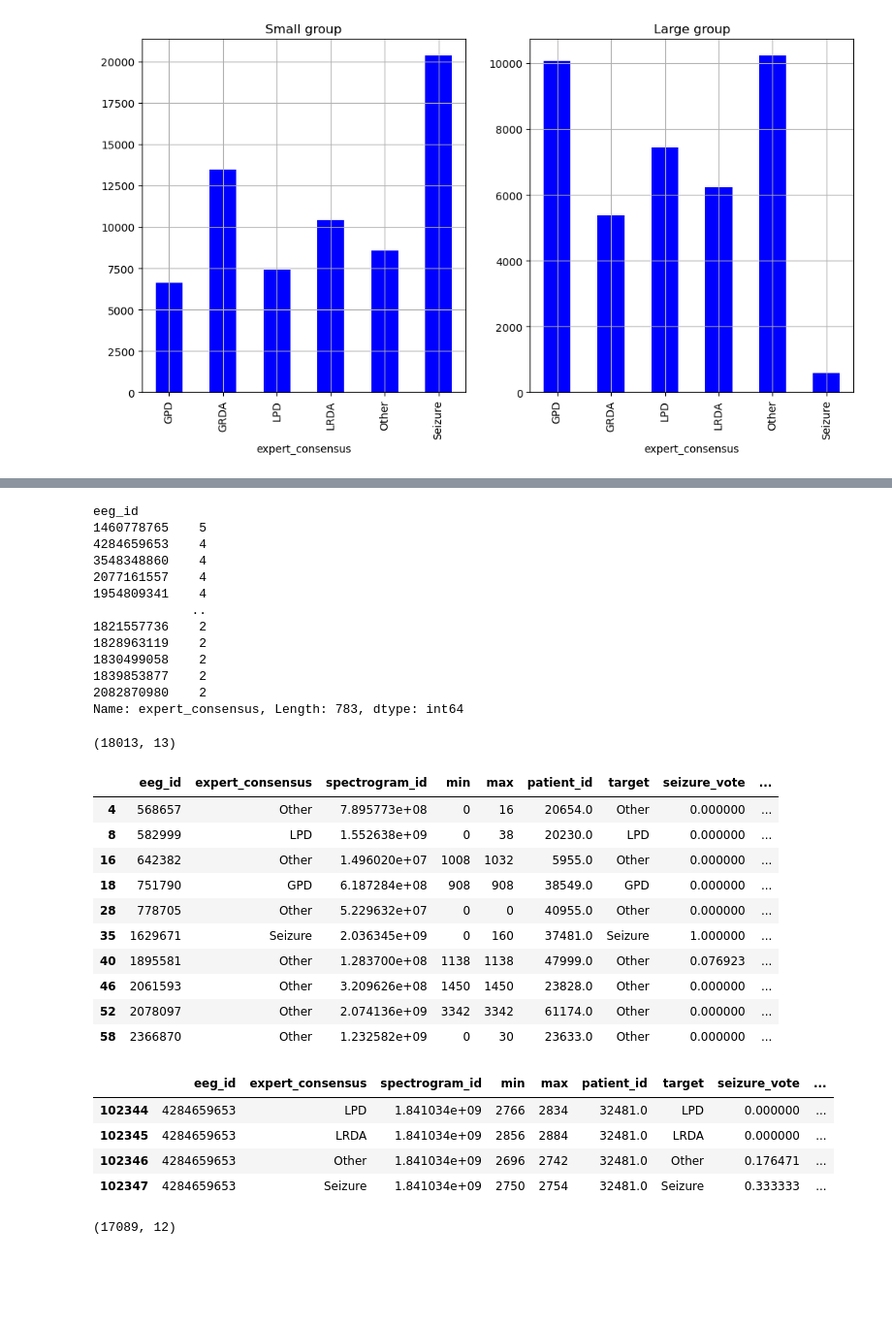
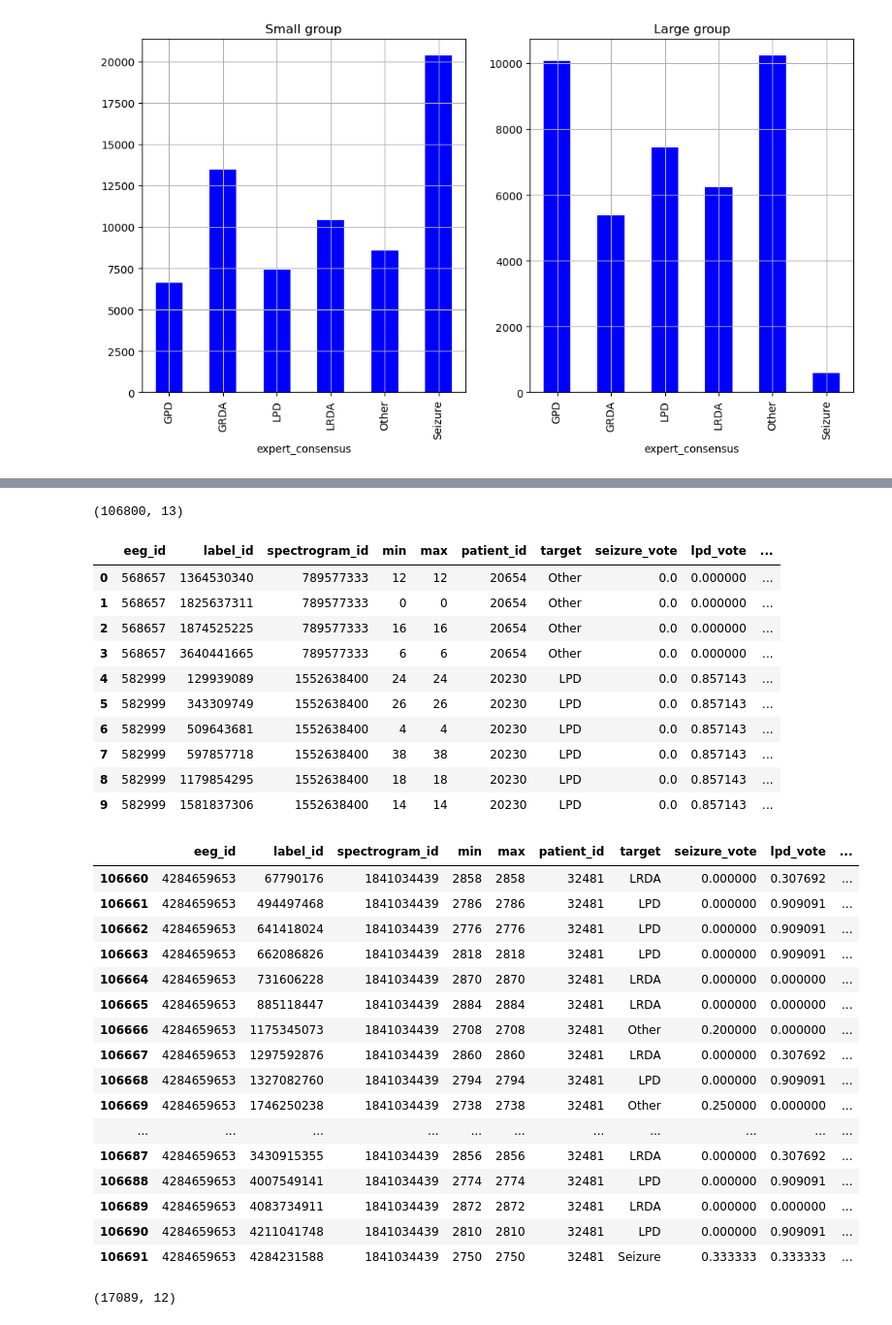
Before and after one commit to AzimuthLI/kaggle_hms, a Jupyter notebook: notebooks/EDA.ipynb, the cells around one changed output, grey strips where cells are left out. Shown at 97% size. Saved outputs shown, nothing was run; the diff lists cells and outputs as text; code cells hidden in the pictures; blank space fills up the shorter version.

```diff
--- a/notebooks/EDA.ipynb
+++ b/notebooks/EDA.ipynb
@@ -166,50 +166,48 @@ train_df[train_df['eeg_id'] == 568657]
 | 40929 | 568657 | 2 | 12 | 789577333 | 2 | 12 | ... |
 | 40930 | 568657 | 3 | 16 | 789577333 | 3 | 16 | ... |
 # %%
-eeg_consensus = df_train_simple.groupby('eeg_id')['expert_consensus'].nunique()
-eeg_consensus = eeg_consensus[eeg_consensus > 1]
-eeg_consensus = eeg_consensus.sort_values(ascending=False)
+# eeg_consensus = df_train_simple.groupby('eeg_id')['expert_consensus'].nunique()
+# eeg_consensus = eeg_consensus[eeg_consensus > 1]
+# eeg_consensus = eeg_consensus.sort_values(ascending=False)
 
-eeg_consensus
+# eeg_consensus
-# %% [output]
-eeg_id
-1460778765    5
-4284659653    4
-3548348860    4
-2077161557    4
-1954809341    4
-             ..
-1821557736    2
-1828963119    2
-1830499058    2
-1839853877    2
-2082870980    2
-Name: expert_consensus, Length: 783, dtype: int64
 # %%
-df_train_simple = get_non_overlap(train_df, targets, ['eeg_id', 'expert_consensus'], calc_method='simple')
+df_train_simple = get_non_overlap(train_df, targets, ['eeg_id', 'label_id'], calc_method='simple')
 df_train_simple = df_train_simple.dropna()
 print(df_train_simple.shape)
 display(df_train_simple.head(10))
 
 display(df_train_simple[df_train_simple['eeg_id'] == 4284659653])
 # %% [output]
-(18013, 13)
+(106800, 13)
-|  | eeg_id | expert_consensus | spectrogram_id | min | max | patient_id | target | seizure_vote | ... |
-| 4 | 568657 | Other | 7.895773e+08 | 0 | 16 | 20654.0 | Other | 0.000000 | ... |
-| 8 | 582999 | LPD | 1.552638e+09 | 0 | 38 | 20230.0 | LPD | 0.000000 | ... |
-| 16 | 642382 | Other | 1.496020e+07 | 1008 | 1032 | 5955.0 | Other | 0.000000 | ... |
-| 18 | 751790 | GPD | 6.187284e+08 | 908 | 908 | 38549.0 | GPD | 0.000000 | ... |
-| 28 | 778705 | Other | 5.229632e+07 | 0 | 0 | 40955.0 | Other | 0.000000 | ... |
-| 35 | 1629671 | Seizure | 2.036345e+09 | 0 | 160 | 37481.0 | Seizure | 1.000000 | ... |
-| 40 | 1895581 | Other | 1.283700e+08 | 1138 | 1138 | 47999.0 | Other | 0.076923 | ... |
-| 46 | 2061593 | Other | 3.209626e+08 | 1450 | 1450 | 23828.0 | Other | 0.000000 | ... |
-| 52 | 2078097 | Other | 2.074136e+09 | 3342 | 3342 | 61174.0 | Other | 0.000000 | ... |
-| 58 | 2366870 | Other | 1.232582e+09 | 0 | 30 | 23633.0 | Other | 0.000000 | ... |
+|  | eeg_id | label_id | spectrogram_id | min | max | patient_id | target | seizure_vote | lpd_vote | ... |
+| 0 | 568657 | 1364530340 | 789577333 | 12 | 12 | 20654 | Other | 0.0 | 0.000000 | ... |
+| 1 | 568657 | 1825637311 | 789577333 | 0 | 0 | 20654 | Other | 0.0 | 0.000000 | ... |
+| 2 | 568657 | 1874525225 | 789577333 | 16 | 16 | 20654 | Other | 0.0 | 0.000000 | ... |
+| 3 | 568657 | 3640441665 | 789577333 | 6 | 6 | 20654 | Other | 0.0 | 0.000000 | ... |
+| 4 | 582999 | 129939089 | 1552638400 | 24 | 24 | 20230 | LPD | 0.0 | 0.857143 | ... |
+| 5 | 582999 | 343309749 | 1552638400 | 26 | 26 | 20230 | LPD | 0.0 | 0.857143 | ... |
+| 6 | 582999 | 509643681 | 1552638400 | 4 | 4 | 20230 | LPD | 0.0 | 0.857143 | ... |
+| 7 | 582999 | 597857718 | 1552638400 | 38 | 38 | 20230 | LPD | 0.0 | 0.857143 | ... |
+| 8 | 582999 | 1179854295 | 1552638400 | 18 | 18 | 20230 | LPD | 0.0 | 0.857143 | ... |
+| 9 | 582999 | 1581837306 | 1552638400 | 14 | 14 | 20230 | LPD | 0.0 | 0.857143 | ... |
-|  | eeg_id | expert_consensus | spectrogram_id | min | max | patient_id | target | seizure_vote | ... |
-| 102344 | 4284659653 | LPD | 1.841034e+09 | 2766 | 2834 | 32481.0 | LPD | 0.000000 | ... |
-| 102345 | 4284659653 | LRDA | 1.841034e+09 | 2856 | 2884 | 32481.0 | LRDA | 0.000000 | ... |
-| 102346 | 4284659653 | Other | 1.841034e+09 | 2696 | 2742 | 32481.0 | Other | 0.176471 | ... |
-| 102347 | 4284659653 | Seizure | 1.841034e+09 | 2750 | 2754 | 32481.0 | Seizure | 0.333333 | ... |
+|  | eeg_id | label_id | spectrogram_id | min | max | patient_id | target | seizure_vote | lpd_vote | ... |
+| 106660 | 4284659653 | 67790176 | 1841034439 | 2858 | 2858 | 32481 | LRDA | 0.000000 | 0.307692 | ... |
+| 106661 | 4284659653 | 494497468 | 1841034439 | 2786 | 2786 | 32481 | LPD | 0.000000 | 0.909091 | ... |
+| 106662 | 4284659653 | 641418024 | 1841034439 | 2776 | 2776 | 32481 | LPD | 0.000000 | 0.909091 | ... |
+| 106663 | 4284659653 | 662086826 | 1841034439 | 2818 | 2818 | 32481 | LPD | 0.000000 | 0.909091 | ... |
+| 106664 | 4284659653 | 731606228 | 1841034439 | 2870 | 2870 | 32481 | LRDA | 0.000000 | 0.000000 | ... |
+| 106665 | 4284659653 | 885118447 | 1841034439 | 2884 | 2884 | 32481 | LRDA | 0.000000 | 0.000000 | ... |
+| 106666 | 4284659653 | 1175345073 | 1841034439 | 2708 | 2708 | 32481 | Other | 0.200000 | 0.000000 | ... |
+| 106667 | 4284659653 | 1297592876 | 1841034439 | 2860 | 2860 | 32481 | LRDA | 0.000000 | 0.307692 | ... |
+| 106668 | 4284659653 | 1327082760 | 1841034439 | 2794 | 2794 | 32481 | LPD | 0.000000 | 0.909091 | ... |
+| 106669 | 4284659653 | 1746250238 | 1841034439 | 2738 | 2738 | 32481 | Other | 0.250000 | 0.000000 | ... |
+| ... | ... | ... | ... | ... | ... | ... | ... | ... | ... | ... |
+| 106687 | 4284659653 | 3430915355 | 1841034439 | 2856 | 2856 | 32481 | LRDA | 0.000000 | 0.307692 | ... |
+| 106688 | 4284659653 | 4007549141 | 1841034439 | 2774 | 2774 | 32481 | LPD | 0.000000 | 0.909091 | ... |
+| 106689 | 4284659653 | 4083734911 | 1841034439 | 2872 | 2872 | 32481 | LRDA | 0.000000 | 0.000000 | ... |
+| 106690 | 4284659653 | 4211041748 | 1841034439 | 2810 | 2810 | 32481 | LPD | 0.000000 | 0.909091 | ... |
+| 106691 | 4284659653 | 4284231588 | 1841034439 | 2750 | 2750 | 32481 | Seizure | 0.333333 | 0.333333 | ... |
 # %%
 df_train_simple = get_non_overlap(train_df, targets, 'eeg_id', calc_method='simple')
 df_train_simple = df_train_simple.dropna()
```
Also changed, not shown: parts of 2 cells of this notebook, 1 other file.
